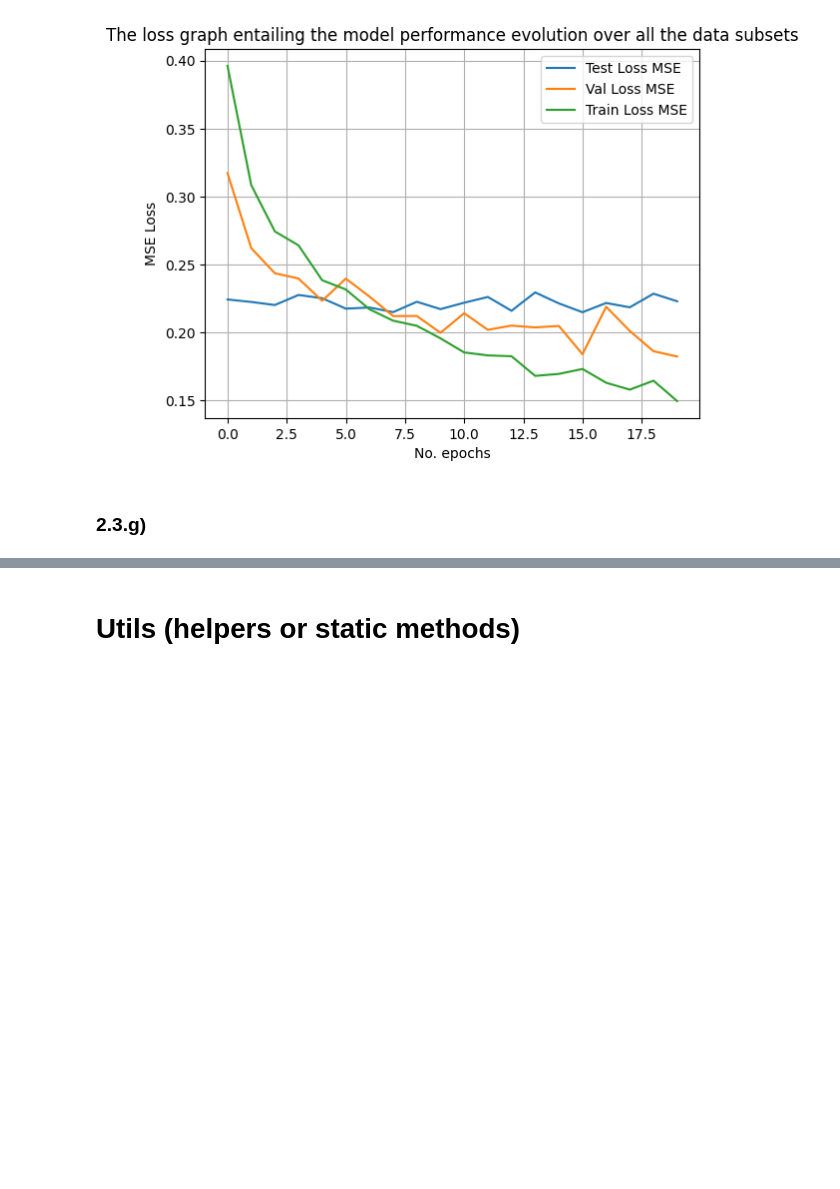
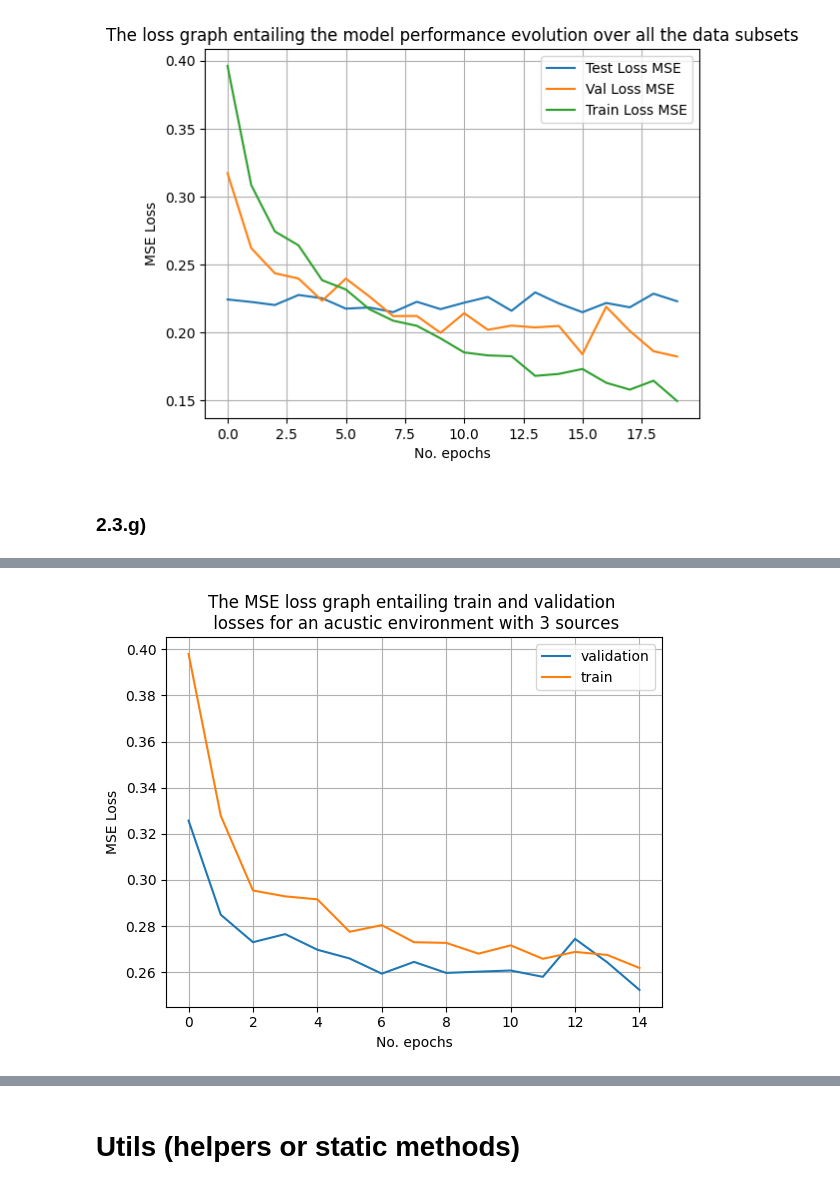
Before and after one commit to Christian-Stefan/Audio-Source-Localization-and-Isolation-using-CNN, a Jupyter notebook: assign2_part_3.ipynb, the cells around one changed output, grey strips where cells are left out. Saved outputs shown, nothing was run; the diff lists cells and outputs as text; code cells hidden in the pictures; blank space fills up the shorter version.

```diff
--- a/assign2_part_3.ipynb
+++ b/assign2_part_3.ipynb
@@ -515,10 +515,10 @@ class NSourcesCNN(nn.Module):
         flattened_features = width_no_kern[-1] * 2
 
         # Fully connected projection layers to map features to [X, Y] coordinates
-        self.fc1 = nn.Linear(flattened_features, 48)
+        self.fc1 = nn.Linear(flattened_features, 32)
         self.activ = nn.LeakyReLU(negative_slope=0.01)
-        self.drop1 = nn.Dropout(0.3)
-        self.fc2 = nn.Linear(48, 7)
+        self.drop1 = nn.Dropout(0.2)
+        self.fc2 = nn.Linear(32, 7)
 
         if self.sum:
             print("Printing summary... ", self.n)
@@ -535,9 +535,9 @@ class NSourcesCNN(nn.Module):
 #TODO Wrap all these variables in an argparse instance;
 train_history, val_history = [], []
 train_history_cm, val_history_cm = [], []
-arch, kernel_sizes, strides, mic_locs = [4, 32, 64, 128, 256, 356], [128, 7, 5, 5, 3], [4, 4, 2, 2, 1], [(-45, 0), (-15,0), (15, 0),(45,0)]
-epochs = 60
-model = NSourcesCNN(5, arch, strides, kernel_sizes, sum=False)
+arch, kernel_sizes, strides, mic_locs = [4, 32, 64, 128, 256], [128, 7, 5, 5, 3], [4, 4, 2, 2, 1], [(-45, 0), (-15,0), (15, 0),(45,0)]
+epochs:int = 15
+model = NSourcesCNN(4, arch, strides, kernel_sizes, sum=False)
 # 1.2 Update mins and maxs to broadcast across 6 coordinate slots (3 sources * 2 coords)
 # ... define the space
 X_MIN, X_MAX = -200.0, 200.0
@@ -552,7 +552,7 @@ STEPS_PER_EPOCH=40
 # 1.4 Calculate the exact number of samples needed
 total_train_samples = BATCH_SIZE * STEPS_PER_EPOCH
 # 1.5 For validation, you usually want fewer steps (e.g., 10 batches) to save time
-total_val_samples = BATCH_SIZE * 20
+total_val_samples = BATCH_SIZE * 10
 ### 1 ### --------------------------------------------------------------------------
 
 # 2.1 Create a new data retrieval that will hold between 1-3 sources;
@@ -567,20 +567,9 @@ nsources_testLoader = DataLoader(test_n_sourcesdataset, batch_size=BATCH_SIZE, s
 
 # 3. Model utils (e.g., Optimizer Initialization)
 # 3.1. The Optimizer: AdamW
-optim = torch.optim.AdamW(
-    model.parameters(),
-    lr=1e-3,             # Start aggressive
-    weight_decay=1e-2,   # The secret to preventing overfitting on background noise
-    betas=(0.9, 0.999)   # Standard momentum
-)
-
+optim = torch.optim.AdamW(model.parameters(), lr=1e-3, weight_decay=1e-2)
 # 3.2. The Scheduler
-scheduler = torch.optim.lr_scheduler.ReduceLROnPlateau(
-    optim,
-    mode='min',
-    patience=4,          # Give the wider network time to find the slopes
-    factor=0.5
-)
+scheduler = torch.optim.lr_scheduler.ReduceLROnPlateau(optim, mode='min', patience=5, factor=0.5)
 # 3.3 Use reduction='none' so we a dynamic mask can be applied
 loss_fn = nn.MSELoss(reduction='none')
 ### 3 ### --------------------------------------------------------------------------
@@ -617,7 +606,7 @@ for epoch in range(epochs):
         # 5.5. Compute Source Count Loss (Standard MSE)
         loss_count = torch.mean((pred_count - num_sources) ** 2)
         # 5.6 Total Backpropagation Loss
-        _loss_tr = loss_coords + loss_count
+        _loss_tr = loss_coords + (0.05 * loss_count)
 
         # 6. CM Error Calculation (Masked to ignore dummy coordinates)
         with torch.no_grad():
@@ -659,7 +648,8 @@ for epoch in range(epochs):
             loss_coords = torch.sum(masked_coord_loss) / torch.sum(mask).clamp_min(1e-8)
             # 7.4 Val Count Loss
             loss_count = torch.mean((pred_count - num_sources) ** 2)
-            _loss_val = loss_coords + loss_count
+            _loss_val = loss_coords + (0.05 * loss_count)
+
             # 7.5 Val CM Error
             preds_cm = denormalize_predictions(pred_coords, mins_6, maxs_6)
             masked_cm_loss = loss_fn(preds_cm, target_coords) * mask
@@ -689,0 +696,11 @@ torch.save(model.state_dict(), 'N_sources_model_weights.pth')
+# %%
+PLT.plot(val_history, label = 'validation')
+PLT.plot(train_history, label='train')
+PLT.xlabel("No. epochs")
+PLT.ylabel("MSE Loss")
+PLT.title("The MSE loss graph entailing train and validation \n losses for an acustic environment with 3 sources")
+PLT.savefig(r'Submission\utils\results\The loss graph entailing train and validation losses for an acustic environment with 3 sources')
+PLT.legend()
+PLT.grid()
+# %% [output]
+[figure, added]
```
Also changed, not shown: parts of 12 cells of this notebook.
